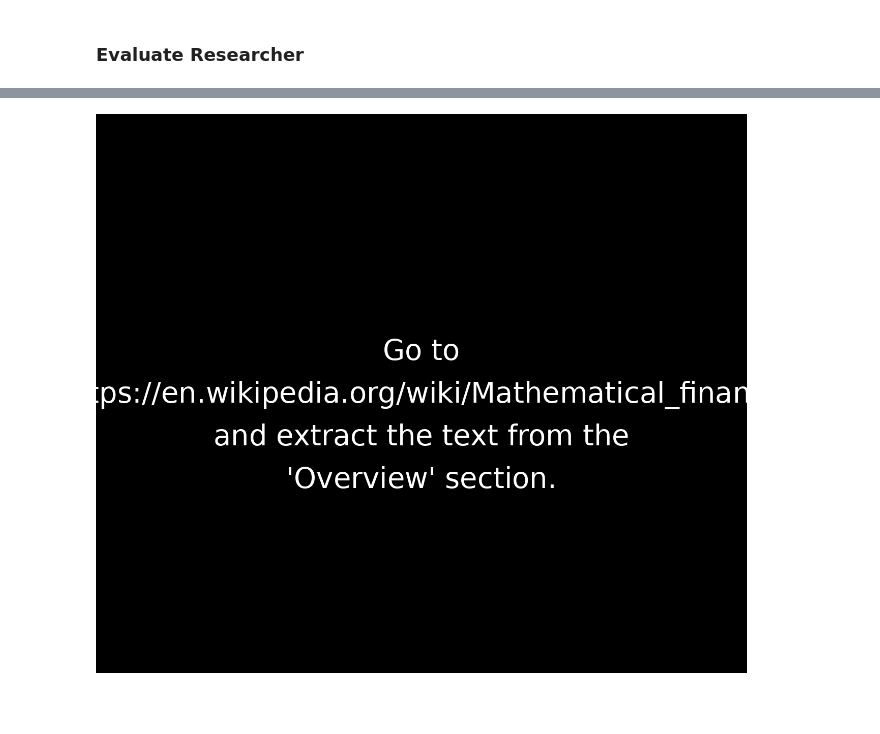
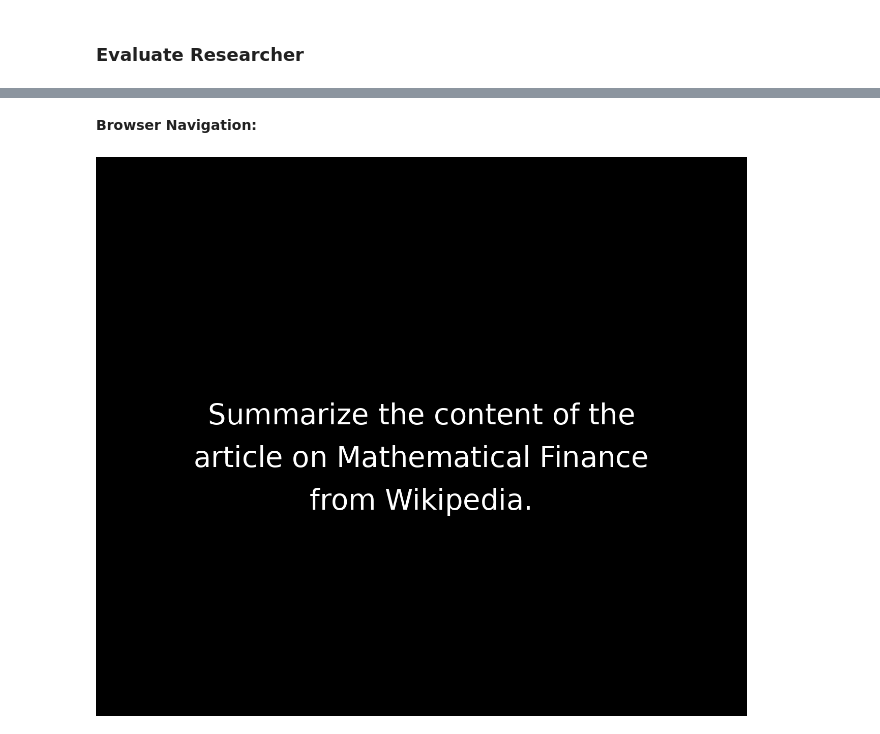
Before and after one commit to bsantanna/agent-lab, a Jupyter notebook: notebooks/coordinator_planner_supervisor_agent.ipynb, the cells around one changed output, grey strips where cells are left out. Saved outputs shown, nothing was run; the diff lists cells and outputs as text; code cells hidden in the pictures; blank space fills up the shorter version.

```diff
--- a/notebooks/coordinator_planner_supervisor_agent.ipynb
+++ b/notebooks/coordinator_planner_supervisor_agent.ipynb
@@ -399,4 +457,6 @@ Mathematical finance integrates insights from various disciplines including math
 # %%
+display(Markdown("**Browser Navigation:**"))
 display(Image(filename="notebooks/coordinator_planner_supervisor_agent.gif"))
 # %% [output]
+**Browser Navigation:**
-[figure, old version]
+[figure, new version]
```
Also changed, not shown: parts of 21 cells of this notebook, 3 other files.
